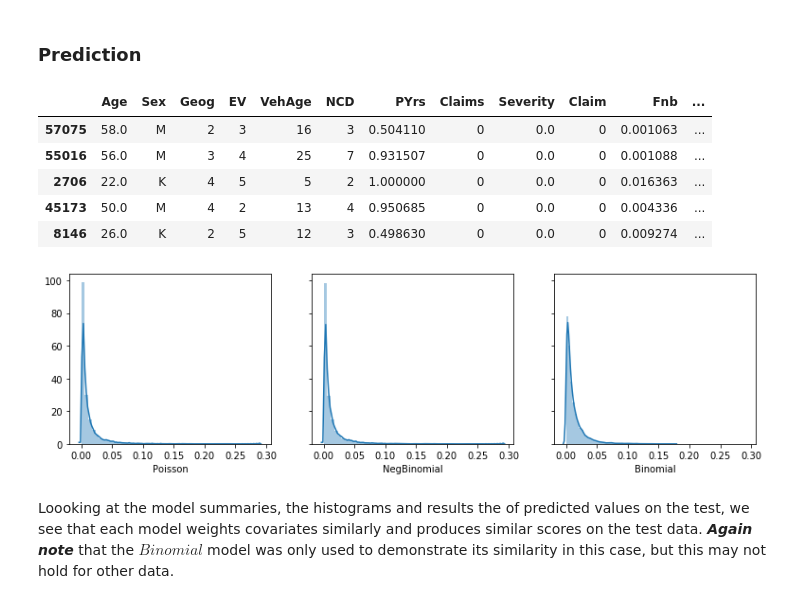
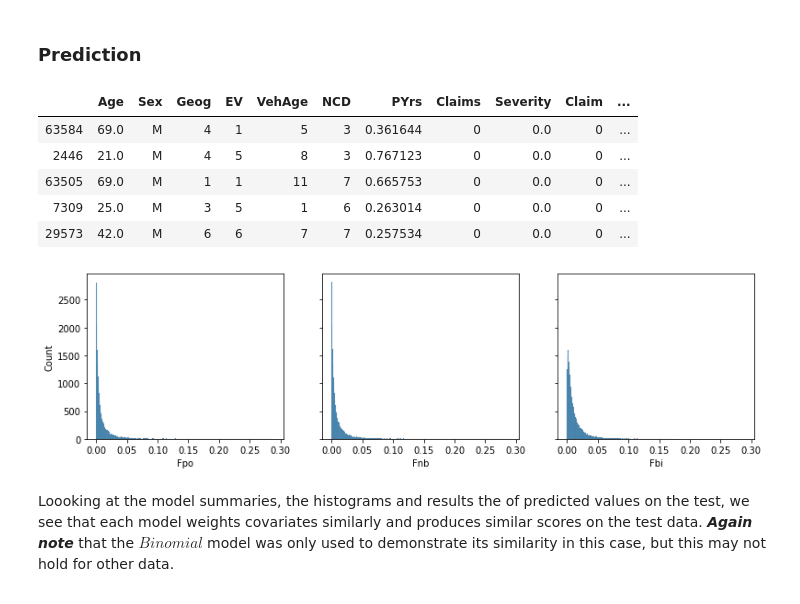
Before and after one commit to bpostance/learn_data_science, a Jupyter notebook: Risk/02-GLM-FrequencySeverity.ipynb, the cells around one changed output. Drawn from its saved outputs; the diff is of its cells as text; code cells hidden in the pictures.

```diff
--- a/Risk/02-GLM-FrequencySeverity.ipynb
+++ b/Risk/02-GLM-FrequencySeverity.ipynb
@@ -12,6 +12,7 @@ import pandas as pd
 import numpy as np
 
 from matplotlib import pyplot as plt
+plt.rcParams.update({'font.size': 12})
 import seaborn as sns
 from IPython.display import Image
 from IPython.core.display import HTML
@@ -72,5 +73,8 @@ df.loc[df['PYrs']==0.0,'PYrs'] = 1.0/365.0
 # single claim frequency indicator
 df['Claim'] = (df['Claims']>=1).astype(int)
 
-print(df.dtypes)
+# avg severity
+df['SeverityAvg'] = (df['Severity'] / df['Claims']).fillna(0.0)
+
+pd.DataFrame({'dtype':df.dtypes,'null':df.isnull().sum(),'nunique':df.nunique()})
 # %% [output]
@@ -404,21 +425,21 @@ axs[1].legend();
 # %%
 test['Fnb'] = FreqNegBin.predict(transform=True,exog=test,offset=np.log(test['PYrs']))
 test['Fpo'] = FreqPoisson.predict(transform=True,exog=test,offset=np.log(test['PYrs']))
 test['Fbi'] = FreqBinom.predict(transform=True,exog=test)
 
 fig,axs = plt.subplots(1,3,figsize=(13,3.3),sharex=True,sharey=True)
-sns.distplot(test['Fpo'],ax=axs[0],axlabel='Poisson')
-sns.distplot(test['Fnb'],ax=axs[1],axlabel='NegBinomial')
-sns.distplot(test['Fbi'],ax=axs[2],axlabel='Binomial')
+sns.histplot(test['Fpo'],ax=axs[0],label='Poisson')
+sns.histplot(test['Fnb'],ax=axs[1],label='NegBinomial')
+sns.histplot(test['Fbi'],ax=axs[2],label='Binomial')
 
 test.sample(5)
 # %% [output]
-|  | Age | Sex | Geog | EV | VehAge | NCD | PYrs | Claims | Severity | Claim | Fnb | ... |
-| 57075 | 58.0 | M | 2 | 3 | 16 | 3 | 0.504110 | 0 | 0.0 | 0 | 0.001063 | ... |
-| 55016 | 56.0 | M | 3 | 4 | 25 | 7 | 0.931507 | 0 | 0.0 | 0 | 0.001088 | ... |
-| 2706 | 22.0 | K | 4 | 5 | 5 | 2 | 1.000000 | 0 | 0.0 | 0 | 0.016363 | ... |
-| 45173 | 50.0 | M | 4 | 2 | 13 | 4 | 0.950685 | 0 | 0.0 | 0 | 0.004336 | ... |
-| 8146 | 26.0 | K | 2 | 5 | 12 | 3 | 0.498630 | 0 | 0.0 | 0 | 0.009274 | ... |
+|  | Age | Sex | Geog | EV | VehAge | NCD | PYrs | Claims | Severity | Claim | ... |
+| 63584 | 69.0 | M | 4 | 1 | 5 | 3 | 0.361644 | 0 | 0.0 | 0 | ... |
+| 2446 | 21.0 | M | 4 | 5 | 8 | 3 | 0.767123 | 0 | 0.0 | 0 | ... |
+| 63505 | 69.0 | M | 1 | 1 | 11 | 7 | 0.665753 | 0 | 0.0 | 0 | ... |
+| 7309 | 25.0 | M | 3 | 5 | 1 | 6 | 0.263014 | 0 | 0.0 | 0 | ... |
+| 29573 | 42.0 | M | 6 | 6 | 7 | 7 | 0.257534 | 0 | 0.0 | 0 | ... |
-[figure, old version]
+[figure, new version]
 # %% [markdown]
 Loooking at the model summaries, the histograms and results the of predicted values on the test, we see that each model weights covariates similarly and produces similar scores on the test data. ***Again note*** that the $Binomial$ model was only used to demonstrate its similarity in this case, but this may not hold for other data.
```
Also changed, not shown: parts of 67 cells of this notebook.
